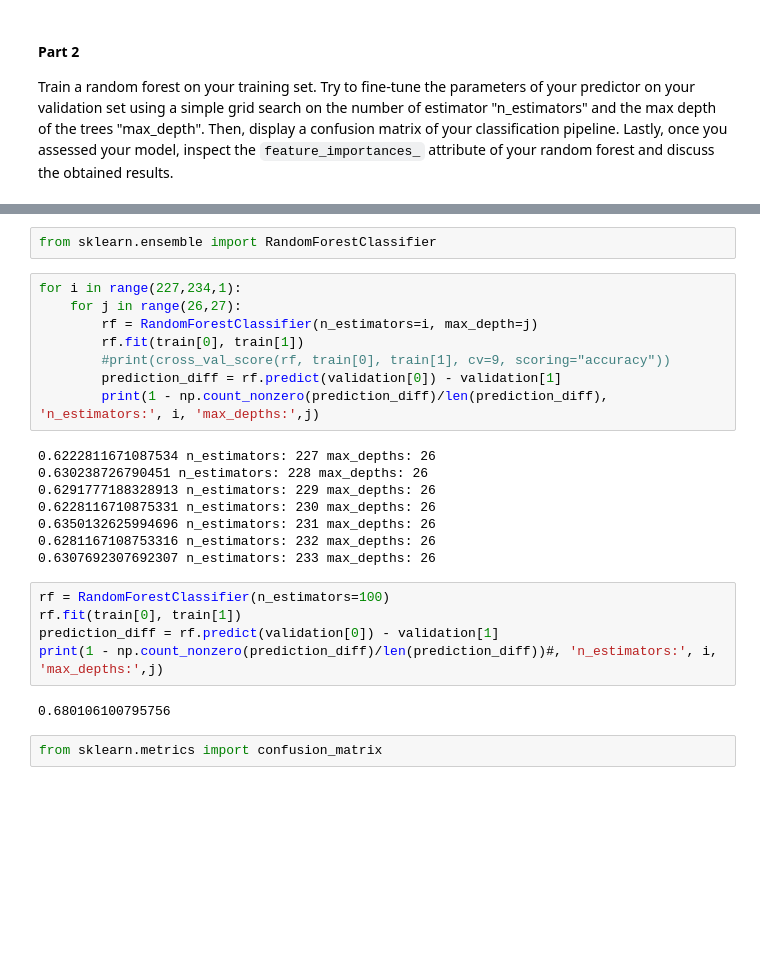
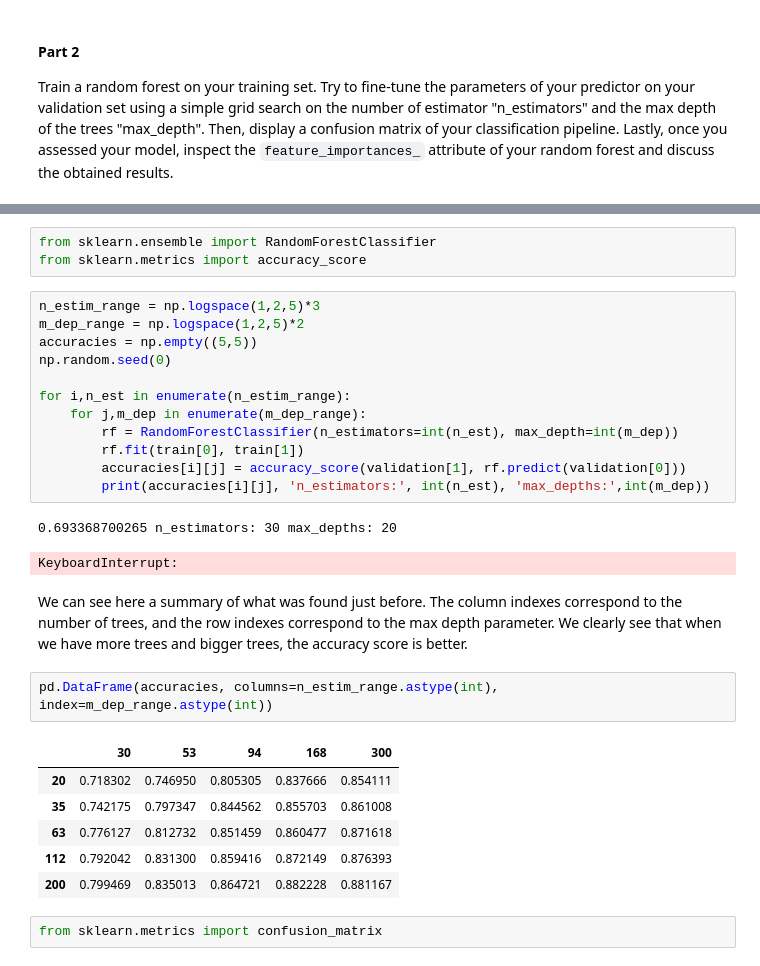
Before and after one commit to mj2905/ProjectMYP, a Jupyter notebook: HW4/Homework 4 Marc.ipynb, the cells around one changed output, grey strips where cells are left out. Cells and saved outputs as stored; diff of their text form; blank space fills up the shorter version.

```diff
--- a/HW4/Homework 4 Marc.ipynb
+++ b/HW4/Homework 4 Marc.ipynb
@@ -468,27 +482,31 @@ Train a random forest on your training set. Try to fine-tune the parameters of y
 # %%
 from sklearn.ensemble import RandomForestClassifier
+from sklearn.metrics import accuracy_score
-# %%
-for i in range(227,234,1):
-    for j in range(26,27):
-        rf = RandomForestClassifier(n_estimators=i, max_depth=j)
-        rf.fit(train[0], train[1])
-        #print(cross_val_score(rf, train[0], train[1], cv=9, scoring="accuracy"))
-        prediction_diff = rf.predict(validation[0]) - validation[1]
-        print(1 - np.count_nonzero(prediction_diff)/len(prediction_diff), 'n_estimators:', i, 'max_depths:',j)
-# %% [output]
-0.6222811671087534 n_estimators: 227 max_depths: 26
-0.630238726790451 n_estimators: 228 max_depths: 26
-0.6291777188328913 n_estimators: 229 max_depths: 26
-0.6228116710875331 n_estimators: 230 max_depths: 26
-0.6350132625994696 n_estimators: 231 max_depths: 26
-0.6281167108753316 n_estimators: 232 max_depths: 26
-0.6307692307692307 n_estimators: 233 max_depths: 26
-# %%
-rf = RandomForestClassifier(n_estimators=100)
-rf.fit(train[0], train[1])
-prediction_diff = rf.predict(validation[0]) - validation[1]
-print(1 - np.count_nonzero(prediction_diff)/len(prediction_diff))#, 'n_estimators:', i, 'max_depths:',j)
-# %% [output]
-0.680106100795756
+# %%
+n_estim_range = np.logspace(1,2,5)*3
+m_dep_range = np.logspace(1,2,5)*2
+accuracies = np.empty((5,5))
+np.random.seed(0)
+
+for i,n_est in enumerate(n_estim_range):
+    for j,m_dep in enumerate(m_dep_range):
+        rf = RandomForestClassifier(n_estimators=int(n_est), max_depth=int(m_dep))
+        rf.fit(train[0], train[1])
+        accuracies[i][j] = accuracy_score(validation[1], rf.predict(validation[0]))
+        print(accuracies[i][j], 'n_estimators:', int(n_est), 'max_depths:',int(m_dep))
+# %% [output]
+0.693368700265 n_estimators: 30 max_depths: 20
+KeyboardInterrupt:
+# %% [markdown]
+We can see here a summary of what was found just before. The column indexes correspond to the number of trees, and the row indexes correspond to the max depth parameter. We clearly see that when we have more trees and bigger trees, the accuracy score is better.
+# %%
+pd.DataFrame(accuracies, columns=n_estim_range.astype(int), index=m_dep_range.astype(int))
+# %% [output]
+|  | 30 | 53 | 94 | 168 | 300 |
+| 20 | 0.718302 | 0.746950 | 0.805305 | 0.837666 | 0.854111 |
+| 35 | 0.742175 | 0.797347 | 0.844562 | 0.855703 | 0.861008 |
+| 63 | 0.776127 | 0.812732 | 0.851459 | 0.860477 | 0.871618 |
+| 112 | 0.792042 | 0.831300 | 0.859416 | 0.872149 | 0.876393 |
+| 200 | 0.799469 | 0.835013 | 0.864721 | 0.882228 | 0.881167 |
 # %%
 from sklearn.metrics import confusion_matrix
```
Also changed, not shown: parts of 21 cells of this notebook.
